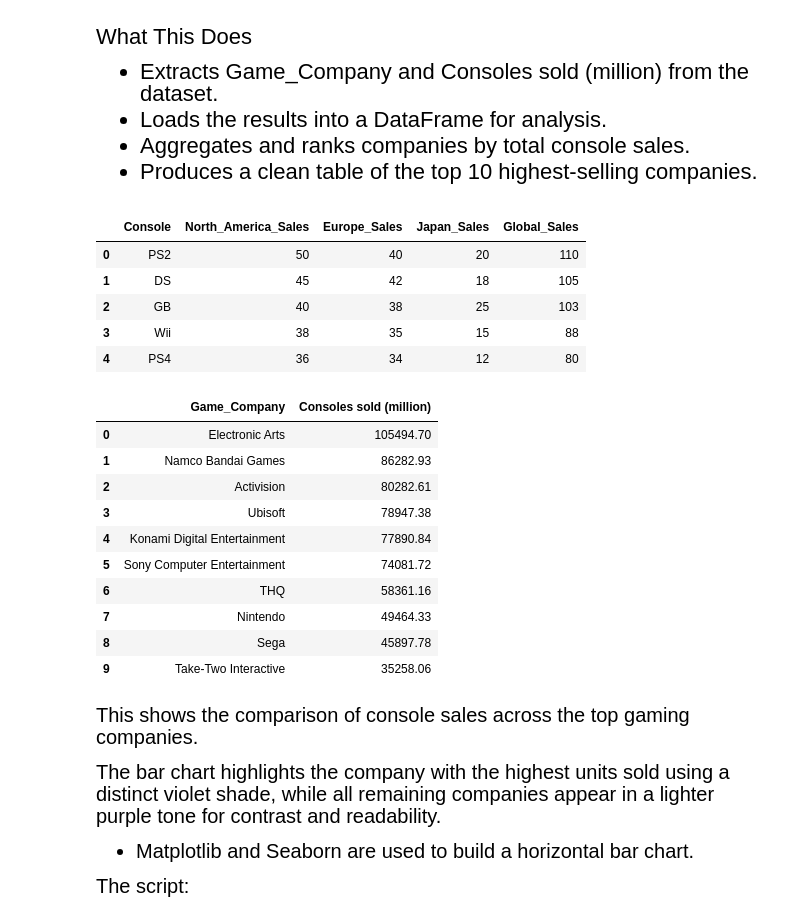
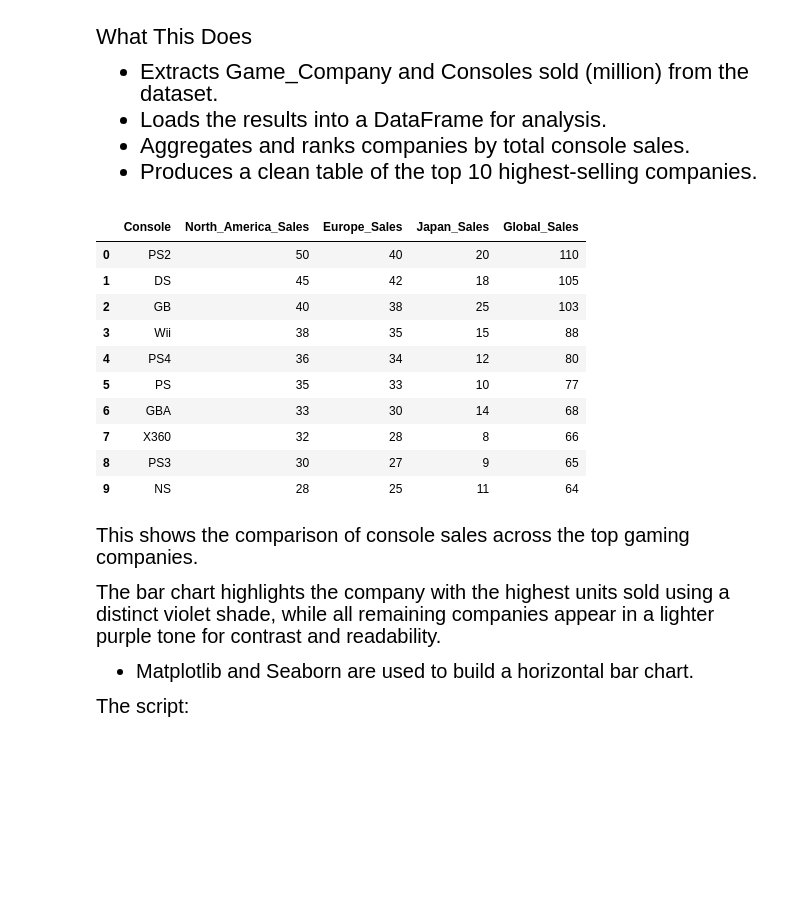
Before and after one commit to Teerp1986/The-Evolution-Of-Gaming, a Jupyter notebook: notebook/gamevolve_MYSQL_version.ipynb, the cells around one changed output. Saved outputs shown, nothing was run; the diff lists cells and outputs as text; code cells hidden in the pictures; blank space fills up the shorter version.

```diff
--- a/notebook/gamevolve_MYSQL_version.ipynb
+++ b/notebook/gamevolve_MYSQL_version.ipynb
@@ -607,46 +584,29 @@ rows = cursor.fetchall()
 # %%
 query = """
 SELECT Game_Company, `Consoles sold (million)`
 FROM dagevolve_full
 """
 
 cursor.execute(query)
 rows = cursor.fetchall()
 cols = [col[0] for col in cursor.description]
 
 
 df_vgsales = pd.DataFrame(rows, columns=cols)
 
-df.head()
+df.head(10)
 # %% [output]
 |  | Console | North_America_Sales | Europe_Sales | Japan_Sales | Global_Sales |
 | 0 | PS2 | 50 | 40 | 20 | 110 |
 | 1 | DS | 45 | 42 | 18 | 105 |
 | 2 | GB | 40 | 38 | 25 | 103 |
 | 3 | Wii | 38 | 35 | 15 | 88 |
 | 4 | PS4 | 36 | 34 | 12 | 80 |
+| 5 | PS | 35 | 33 | 10 | 77 |
+| 6 | GBA | 33 | 30 | 14 | 68 |
+| 7 | X360 | 32 | 28 | 8 | 66 |
+| 8 | PS3 | 30 | 27 | 9 | 65 |
+| 9 | NS | 28 | 25 | 11 | 64 |
-# %%
-top_companies = (
-    df_vgsales.groupby("Game_Company")["Consoles sold (million)"]
-    .sum()
-    .sort_values(ascending=False)
-    .head(10)
-    .reset_index()
-)
-
-top_companies
-# %% [output]
-|  | Game_Company | Consoles sold (million) |
-| 0 | Electronic Arts | 105494.70 |
-| 1 | Namco Bandai Games | 86282.93 |
-| 2 | Activision | 80282.61 |
-| 3 | Ubisoft | 78947.38 |
-| 4 | Konami Digital Entertainment | 77890.84 |
-| 5 | Sony Computer Entertainment | 74081.72 |
-| 6 | THQ | 58361.16 |
-| 7 | Nintendo | 49464.33 |
-| 8 | Sega | 45897.78 |
-| 9 | Take-Two Interactive | 35258.06 |
 # %% [markdown]
 <span style="font-size: 20px; font-family:'Times New Roman'; font-weight:;">
 
```
Also changed, not shown: parts of 4 cells of this notebook, 21 other files.
